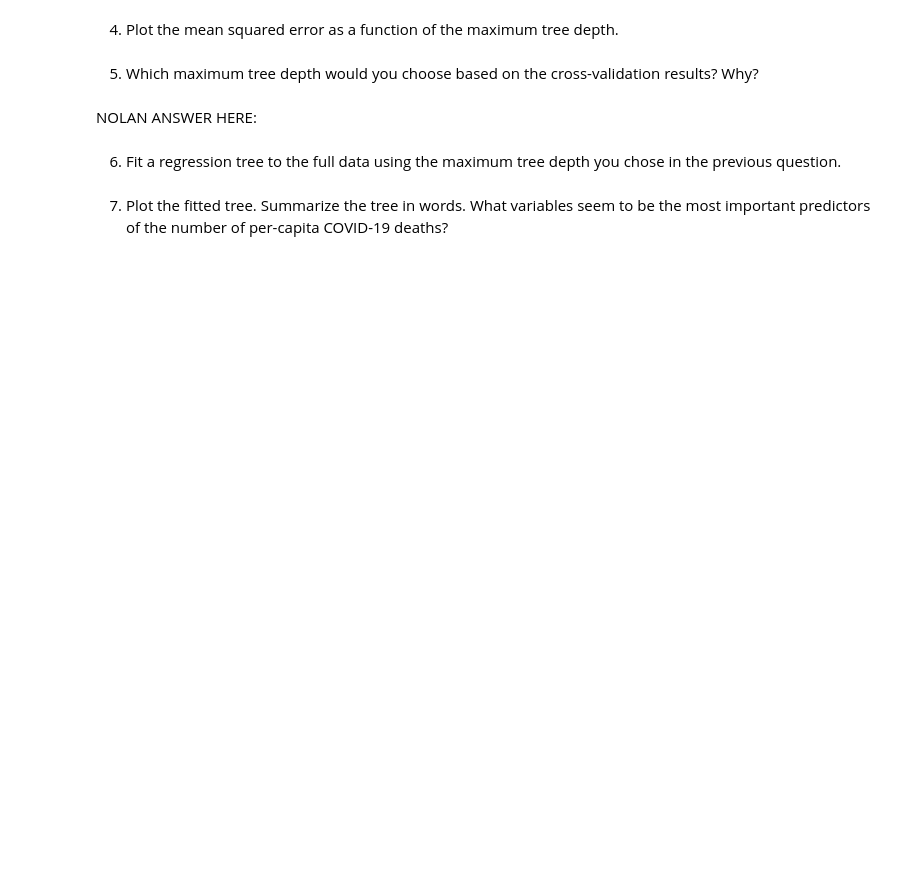
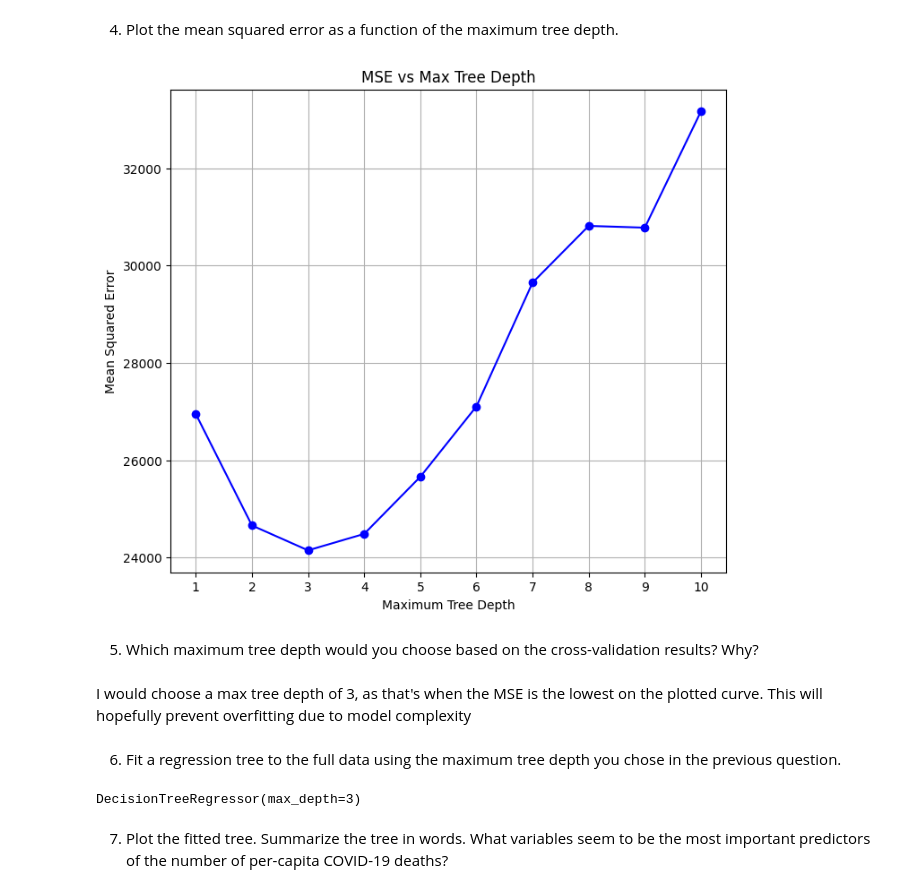
Before and after one commit to nolanyager/MachineLearning_Fall24, a Jupyter notebook: homework/HW_04.ipynb, the cells around one changed output. Saved outputs shown, nothing was run; the diff lists cells and outputs as text; code cells hidden in the pictures; blank space fills up the shorter version.

```diff
--- a/homework/HW_04.ipynb
+++ b/homework/HW_04.ipynb
@@ -34,3 +54,32 @@ merged_data = pd.read_csv("data/processed/nri_svi_merged.csv")
     _Note: Many packages have functions that penalize the complexity of the tree to avoide overfitting. You should make sure that the function you write does not use any penalization for the complexity of the tree._
     - A function that predicts the outcome variable using a fitted tree. The function should take as input the fitted tree and the data for which to make predictions. The function should return the predicted values.
     - A function that calculates the mean squared error of the predictions. The function should take as input the predicted values and the true values. The function should return the mean squared error.
+# %%
+# Function that fits a regression tree:
+
+from sklearn.tree import DecisionTreeRegressor
+
+def fit_regression_tree(data, outcome_var, predictor_vars, max_depth=None):
+    # Extract predictors and outcome
+    X = data[predictor_vars]
+    y = data[outcome_var]
+
+    # Creating and fittig reg tree
+    reg_tree = DecisionTreeRegressor(max_depth=max_depth)
+    reg_tree.fit(X, y)
+
+    return reg_tree
+
+# Fitting tree with outcome as Covid deaths per 100k people and all other variables as predictors
+outcome_var = 'total_deaths_per_100k'
+predictor_vars = [
+    'EP_POV150', 'EP_UNEMP', 'EP_HBURD', 'EP_NOHSDP', 'EP_UNINSUR',
+    'EP_AGE65', 'EP_AGE17', 'EP_DISABL', 'EP_SNGPNT', 'EP_LIMENG',
+    'EP_MINRTY', 'EP_MUNIT', 'EP_MOBILE', 'EP_CROWD', 'EP_NOVEH',
+    'EP_GROUPQ', 'EP_NOINT'
+]
+
+# Assuming covid_data is your loaded DataFrame
+fit_tree = fit_regression_tree(covid_data, outcome_var, predictor_vars, max_depth=5)
+
+print(fit_tree)
@@ -40,10 +165,49 @@ The outcome variable is `total_deaths_per_100k` and the predictor variables are
 # %% [markdown]
 4. Plot the mean squared error as a function of the maximum tree depth.
+# %%
+import matplotlib.pyplot as plt
+
+# Using mse_results
+depths = list(mse_results.keys())
+mse_values = list(mse_results.values())
+
+# Plotting mse as a function of max tree depth
+plt.figure(figsize=(8, 7))
+plt.plot(depths, mse_values, marker='o', linestyle='-', color='b')
+plt.xlabel('Maximum Tree Depth')
+plt.ylabel('Mean Squared Error')
+plt.title('MSE vs Max Tree Depth')
+plt.xticks(depths)
+plt.grid(True)
+plt.show()
+# %% [output]
+[figure, added]
 # %% [markdown]
 5. Which maximum tree depth would you choose based on the cross-validation results? Why?
-# %% [markdown]
-NOLAN ANSWER HERE:
+# %% [markdown]
+I would choose a max tree depth of 3, as that's when the MSE is the lowest on the plotted curve. This will hopefully prevent overfitting due to model complexity
 # %% [markdown]
 6. Fit a regression tree to the full data using the maximum tree depth you chose in the previous question.
+# %%
+from sklearn.tree import DecisionTreeRegressor
+
+# Fitting regression tree to covid data with max depth of 3
+def fit_full_tree(data, outcome_var, predictor_vars, max_depth=3):
+    # Extract predictors and outcome
+    X = data[predictor_vars]
+    y = data[outcome_var]
+
+    # Create and fit the regression tree
+    reg_tree = DecisionTreeRegressor(max_depth=max_depth)
+    reg_tree.fit(X, y)
+
+    return reg_tree
+
+# Fitting full tree using previously specified variables and such
+fitted_tree_full = fit_full_tree(covid_data, outcome_var, predictor_vars, max_depth=3)
+
+print(fitted_tree_full)
+# %% [output]
+DecisionTreeRegressor(max_depth=3)
 # %% [markdown]
 7. Plot the fitted tree. Summarize the tree in words. What variables seem to be the most important predictors of the number of per-capita COVID-19 deaths?
```
Also changed, not shown: parts of 8 cells of this notebook, 1 other file.
